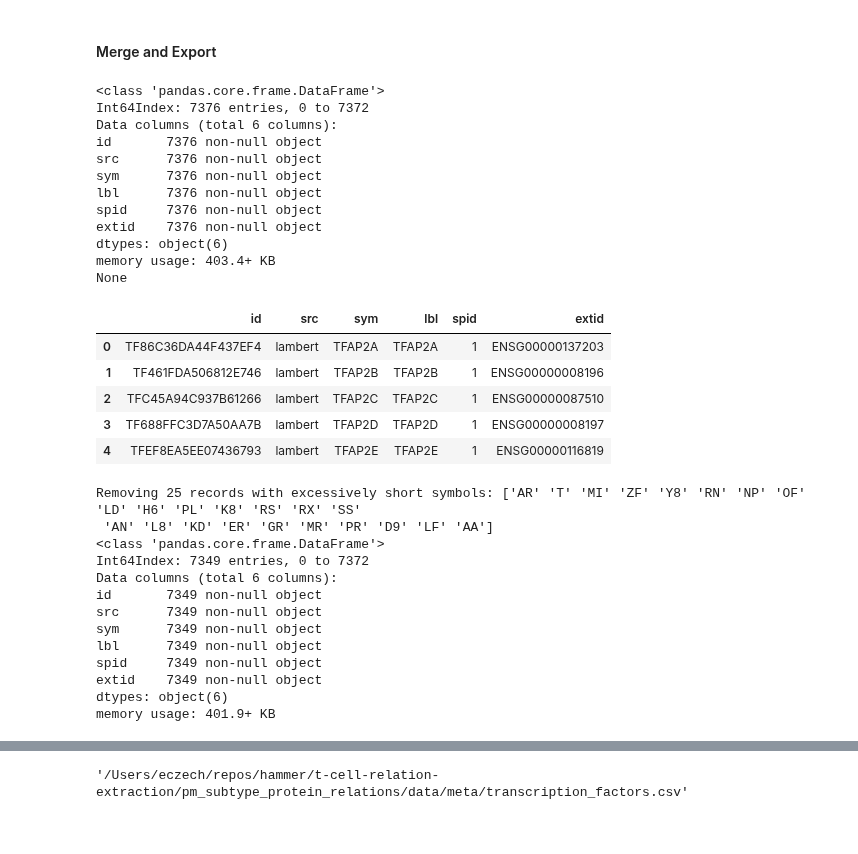
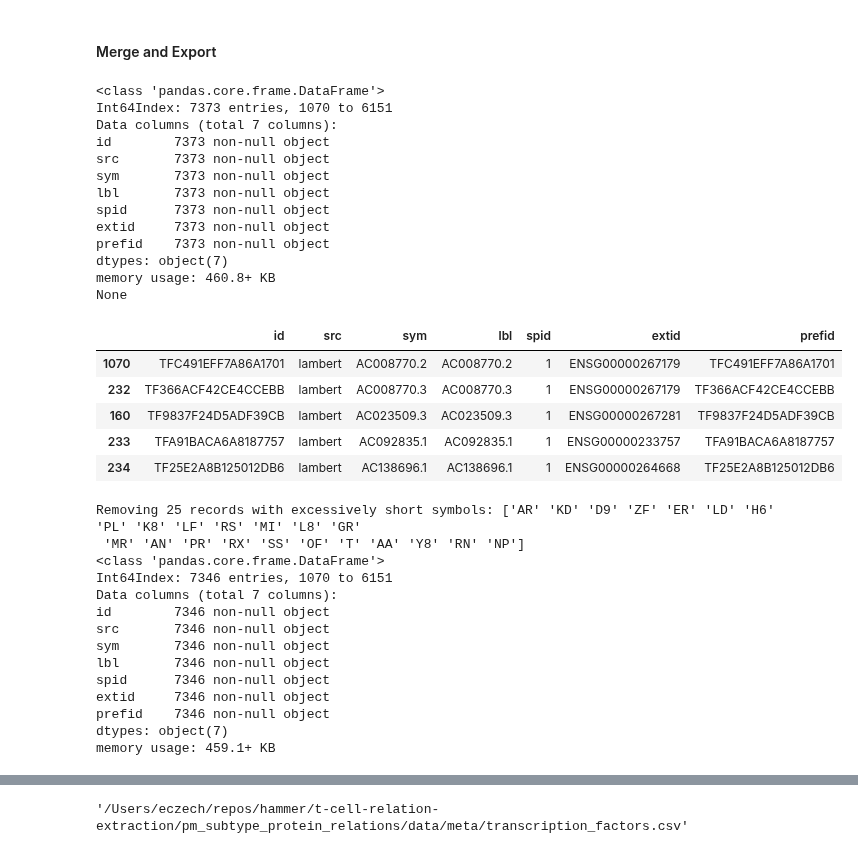
Before and after one commit to hammerlab/t-cell-relation-extraction, a Jupyter notebook: pm_subtype_protein_relations/01-meta.ipynb, the cells around one changed output, grey strips where cells are left out. Cells and saved outputs as stored; diff of their text form; code cells hidden in the pictures.

```diff
--- a/pm_subtype_protein_relations/01-meta.ipynb
+++ b/pm_subtype_protein_relations/01-meta.ipynb
@@ -28,6 +28,18 @@ def merge(dfs, typ):
         df['id'] = get_ids(df, typ)
     df = pd.concat([df[cols] for df in dfs])
     return df
+
+def add_preferred_id(g):
+    """Add preferred id for synonym record for a given source, label group"""
+    pid = g[g['sym'] == g['lbl']]
+    assert len(pid) == 1, \
+        'Found {} records for src={}, lbl={}'\
+        .format(len(pid), g['src'].iloc[0], g['lbl'].iloc[0])
+    pid = pid.iloc[0]['id']
+    return g.assign(prefid=pid)
+
+def add_preferred_ids(df):
+    return df.groupby(['src', 'lbl'], group_keys=False).apply(add_preferred_id)
 # %% [markdown]
 ## Cytokines
 # %% [markdown]
@@ -415,7 +536,7 @@ dfm = pd.concat([df, dfa[df.columns]])
 # As the mygene results may contain aliases matching the names
 # in the lambert spreadsheet and the `src` is the same, duplicates
 # should be removed
-dfm = dfm.drop_duplicates()
+dfm = dfm.drop_duplicates(subset=['sym', 'lbl', 'spid'])
 dfm.info()
 # %% [output]
 <class 'pandas.core.frame.DataFrame'>
@@ -447,46 +568,49 @@ df_manual = df.copy()
 #### Merge and Export
 # %%
 df = merge([df_lambert, df_manual], ID_TYP_TF).drop_duplicates()
+df = add_preferred_ids(df)
 print(df.info())
 df.head()
 # %% [output]
 <class 'pandas.core.frame.DataFrame'>
-Int64Index: 7376 entries, 0 to 7372
-Data columns (total 6 columns):
-id       7376 non-null object
-src      7376 non-null object
-sym      7376 non-null object
-lbl      7376 non-null object
-spid     7376 non-null object
-extid    7376 non-null object
-dtypes: object(6)
-memory usage: 403.4+ KB
+Int64Index: 7373 entries, 1070 to 6151
+Data columns (total 7 columns):
+id        7373 non-null object
+src       7373 non-null object
+sym       7373 non-null object
+lbl       7373 non-null object
+spid      7373 non-null object
+extid     7373 non-null object
+prefid    7373 non-null object
+dtypes: object(7)
+memory usage: 460.8+ KB
 None
-|  | id | src | sym | lbl | spid | extid |
-| 0 | TF86C36DA44F437EF4 | lambert | TFAP2A | TFAP2A | 1 | ENSG00000137203 |
-| 1 | TF461FDA506812E746 | lambert | TFAP2B | TFAP2B | 1 | ENSG00000008196 |
-| 2 | TFC45A94C937B61266 | lambert | TFAP2C | TFAP2C | 1 | ENSG00000087510 |
-| 3 | TF688FFC3D7A50AA7B | lambert | TFAP2D | TFAP2D | 1 | ENSG00000008197 |
-| 4 | TFEF8EA5EE07436793 | lambert | TFAP2E | TFAP2E | 1 | ENSG00000116819 |
+|  | id | src | sym | lbl | spid | extid | prefid |
+| 1070 | TFC491EFF7A86A1701 | lambert | AC008770.2 | AC008770.2 | 1 | ENSG00000267179 | TFC491EFF7A86A1701 |
+| 232 | TF366ACF42CE4CCEBB | lambert | AC008770.3 | AC008770.3 | 1 | ENSG00000267179 | TF366ACF42CE4CCEBB |
+| 160 | TF9837F24D5ADF39CB | lambert | AC023509.3 | AC023509.3 | 1 | ENSG00000267281 | TF9837F24D5ADF39CB |
+| 233 | TFA91BACA6A8187757 | lambert | AC092835.1 | AC092835.1 | 1 | ENSG00000233757 | TFA91BACA6A8187757 |
+| 234 | TF25E2A8B125012DB6 | lambert | AC138696.1 | AC138696.1 | 1 | ENSG00000264668 | TF25E2A8B125012DB6 |
 # %%
 rm_sym = df[df['sym'].str.len() < MIN_SYM_LEN]['sym'].unique()
 print('Removing {} records with excessively short symbols: {}'.format(len(rm_sym), rm_sym))
 df = df[~df['sym'].isin(rm_sym)]
 df.info()
 # %% [output]
-Removing 25 records with excessively short symbols: ['AR' 'T' 'MI' 'ZF' 'Y8' 'RN' 'NP' 'OF' 'LD' 'H6' 'PL' 'K8' 'RS' 'RX' 'SS'
- 'AN' 'L8' 'KD' 'ER' 'GR' 'MR' 'PR' 'D9' 'LF' 'AA']
+Removing 25 records with excessively short symbols: ['AR' 'KD' 'D9' 'ZF' 'ER' 'LD' 'H6' 'PL' 'K8' 'LF' 'RS' 'MI' 'L8' 'GR'
+ 'MR' 'AN' 'PR' 'RX' 'SS' 'OF' 'T' 'AA' 'Y8' 'RN' 'NP']
 <class 'pandas.core.frame.DataFrame'>
-Int64Index: 7349 entries, 0 to 7372
-Data columns (total 6 columns):
-id       7349 non-null object
-src      7349 non-null object
-sym      7349 non-null object
-lbl      7349 non-null object
-spid     7349 non-null object
-extid    7349 non-null object
-dtypes: object(6)
-memory usage: 401.9+ KB
+Int64Index: 7346 entries, 1070 to 6151
+Data columns (total 7 columns):
+id        7346 non-null object
+src       7346 non-null object
+sym       7346 non-null object
+lbl       7346 non-null object
+spid      7346 non-null object
+extid     7346 non-null object
+prefid    7346 non-null object
+dtypes: object(7)
+memory usage: 459.1+ KB
 # %%
 df[df['sym'].str.lower().str.contains('gfi')]
 # %% [output]
```
Also changed, not shown: parts of 30 cells of this notebook, 17 other files.
